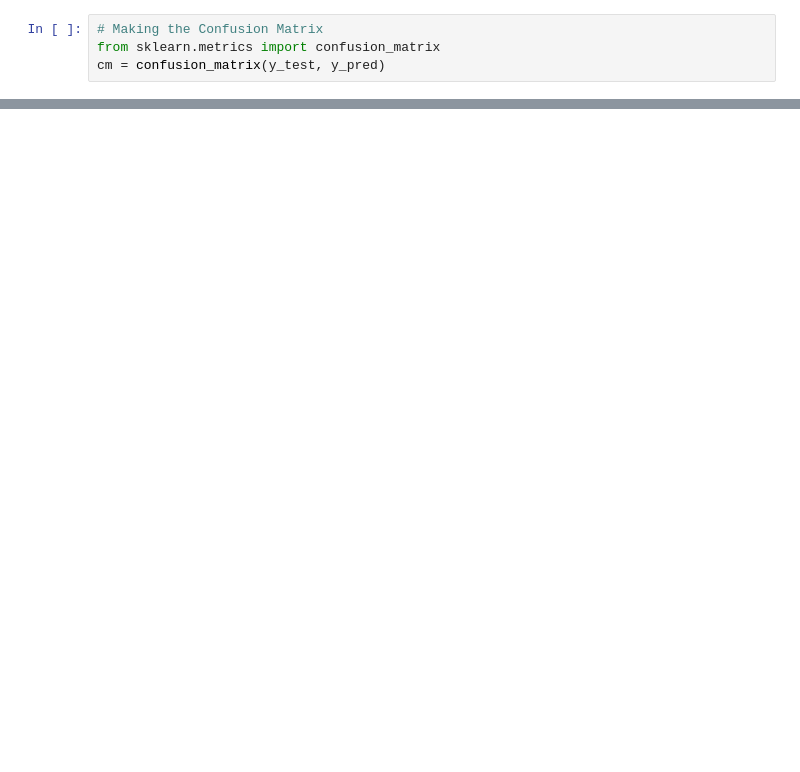
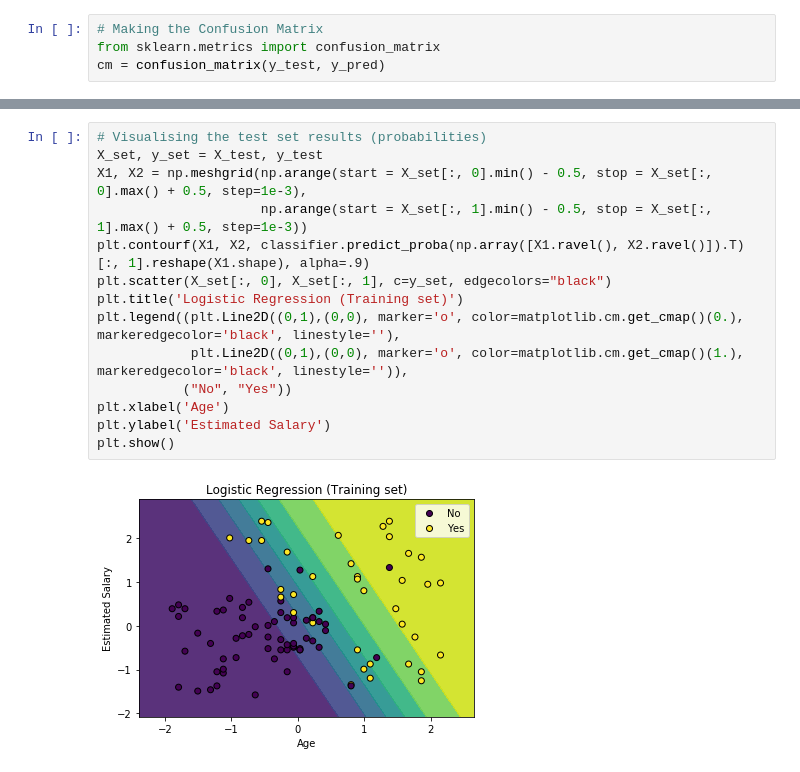
Before and after one commit to onnoeberhard/eremenko-i, a Jupyter notebook: Part 3 - Classification/Section 14 - Logistic Regression/Logistic Regression.ipynb, the cells around one changed output, grey strips where cells are left out. Cells and saved outputs as stored; diff of their text form; blank space fills up the shorter version.

```diff
--- a/Part 3 - Classification/Section 14 - Logistic Regression/Logistic Regression.ipynb
+++ b/Part 3 - Classification/Section 14 - Logistic Regression/Logistic Regression.ipynb
@@ -89,0 +121,16 @@ plt.show()
+# %%
+# Visualising the test set results (probabilities)
+X_set, y_set = X_test, y_test
+X1, X2 = np.meshgrid(np.arange(start = X_set[:, 0].min() - 0.5, stop = X_set[:, 0].max() + 0.5, step=1e-3),
+                     np.arange(start = X_set[:, 1].min() - 0.5, stop = X_set[:, 1].max() + 0.5, step=1e-3))
+plt.contourf(X1, X2, classifier.predict_proba(np.array([X1.ravel(), X2.ravel()]).T)[:, 1].reshape(X1.shape), alpha=.9)
+plt.scatter(X_set[:, 0], X_set[:, 1], c=y_set, edgecolors="black")
+plt.title('Logistic Regression (Training set)')
+plt.legend((plt.Line2D((0,1),(0,0), marker='o', color=matplotlib.cm.get_cmap()(0.), markeredgecolor='black', linestyle=''),
+            plt.Line2D((0,1),(0,0), marker='o', color=matplotlib.cm.get_cmap()(1.), markeredgecolor='black', linestyle='')),
+           ("No", "Yes"))
+plt.xlabel('Age')
+plt.ylabel('Estimated Salary')
+plt.show()
+# %% [output]
+[figure, added]
```
Also changed, not shown: parts of 7 cells of this notebook, 12 other files.
